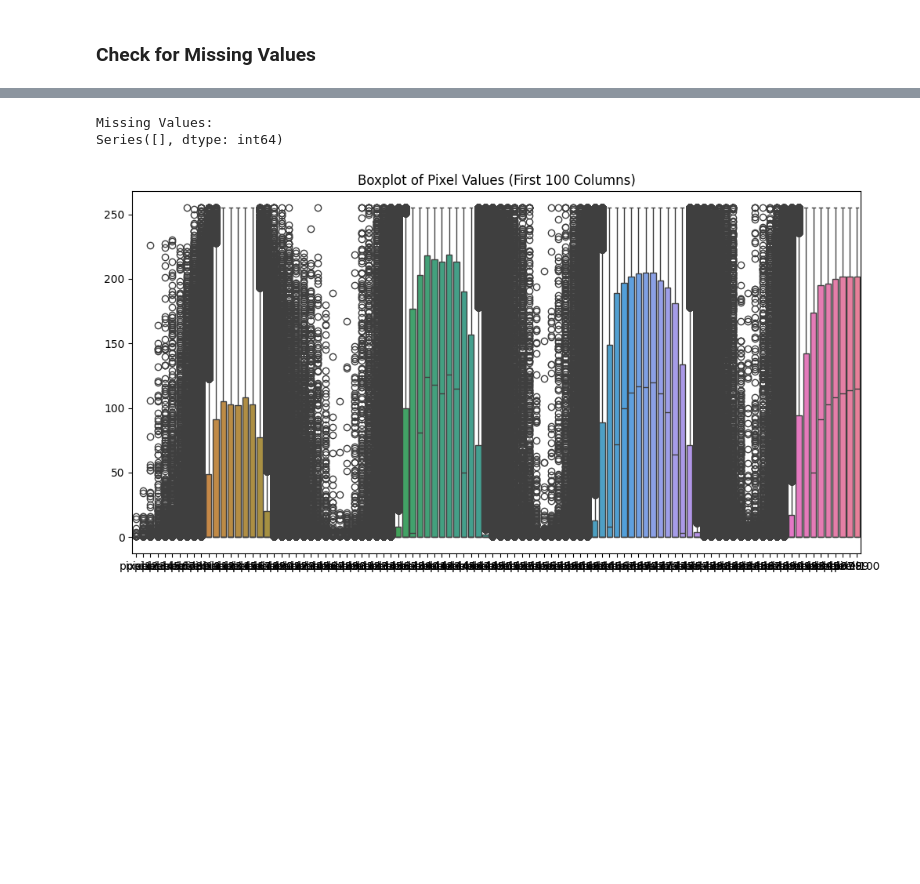
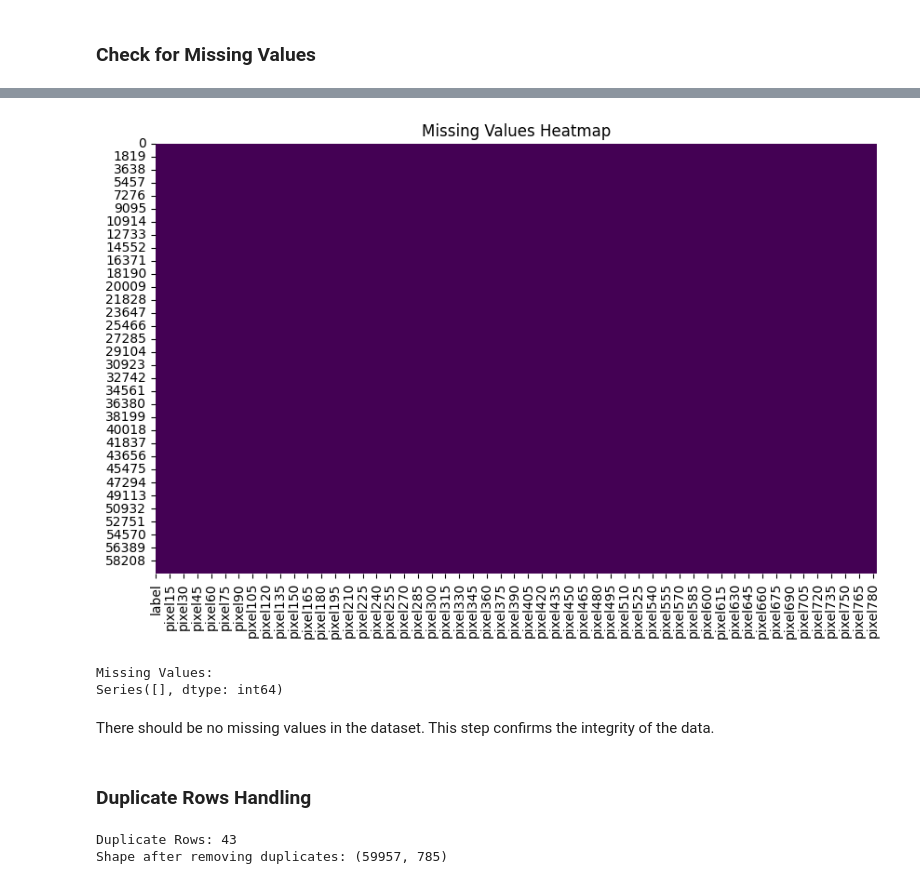
Before and after one commit to Om700-create/fashion-recommender-system, a Jupyter notebook: notebooks/EDA.ipynb, the cells around one changed output, grey strips where cells are left out. Drawn from its saved outputs; the diff is of its cells as text; code cells hidden in the pictures; blank space fills up the shorter version.

```diff
--- a/notebooks/EDA.ipynb
+++ b/notebooks/EDA.ipynb
@@ -405,13 +53,36 @@ plt.show()
-# %%
-missing_values = train_data_cleaned.isnull().sum()
-print(f'Missing Values:\n{missing_values[missing_values > 0]}')
-# %% [output]
-Missing Values:
-Series([], dtype: int64)
-# %%
-plt.figure(figsize=(12, 6))
-sns.boxplot(data=train_data_cleaned.iloc[:, 1:101])  # First 100 columns
-plt.title('Boxplot of Pixel Values (First 100 Columns)')
-plt.show()
-# %% [output]
-[figure, removed]
+# %%
+# Check for missing values
+missing_values = train_data.isnull().sum()
+
+# Visualize missing values with a heatmap
+import seaborn as sns
+import matplotlib.pyplot as plt
+
+plt.figure(figsize=(10, 6))
+sns.heatmap(train_data.isnull(), cbar=False, cmap='viridis')
+plt.title('Missing Values Heatmap')
+plt.show()
+
+# Display missing values count
+print(f'Missing Values:\n{missing_values[missing_values > 0]}')
+# %% [output]
+[figure, added]
+Missing Values:
+Series([], dtype: int64)
+# %% [markdown]
+There should be no missing values in the dataset. This step confirms the integrity of the data.
+# %% [markdown]
+### Duplicate Rows Handling
+# %%
+# Check for duplicate rows
+duplicate_rows = train_data.duplicated().sum()
+print(f'Duplicate Rows: {duplicate_rows}')
+
+# Remove duplicates if any
+train_data_cleaned = train_data.drop_duplicates()
+
+# Check the shape of the cleaned dataset
+print(f'Shape after removing duplicates: {train_data_cleaned.shape}')
+# %% [output]
+Duplicate Rows: 43
+Shape after removing duplicates: (59957, 785)
```
Also changed, not shown: parts of 82 cells of this notebook.
